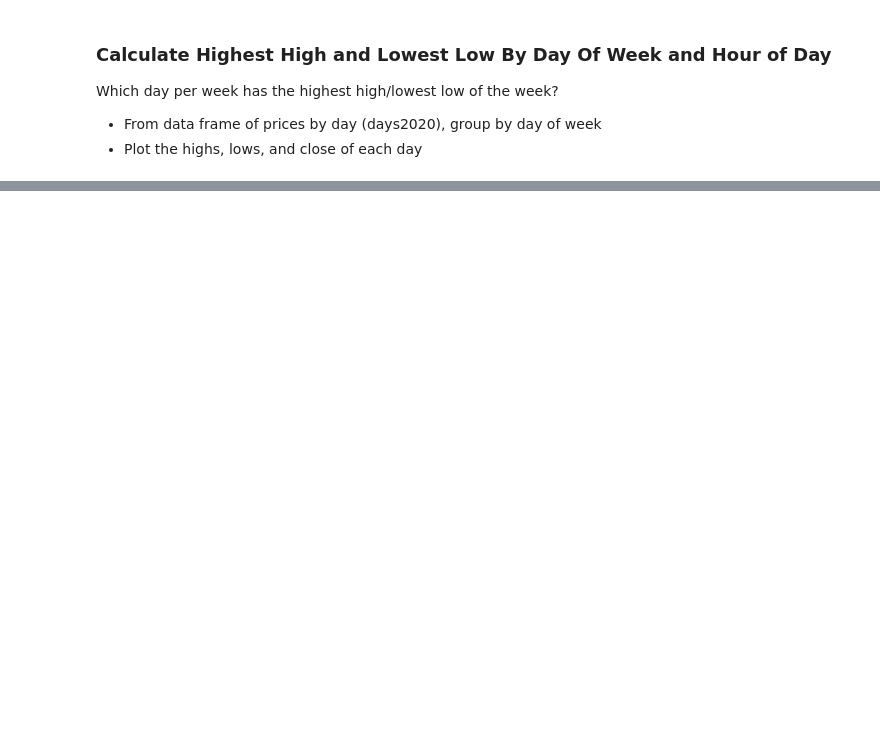
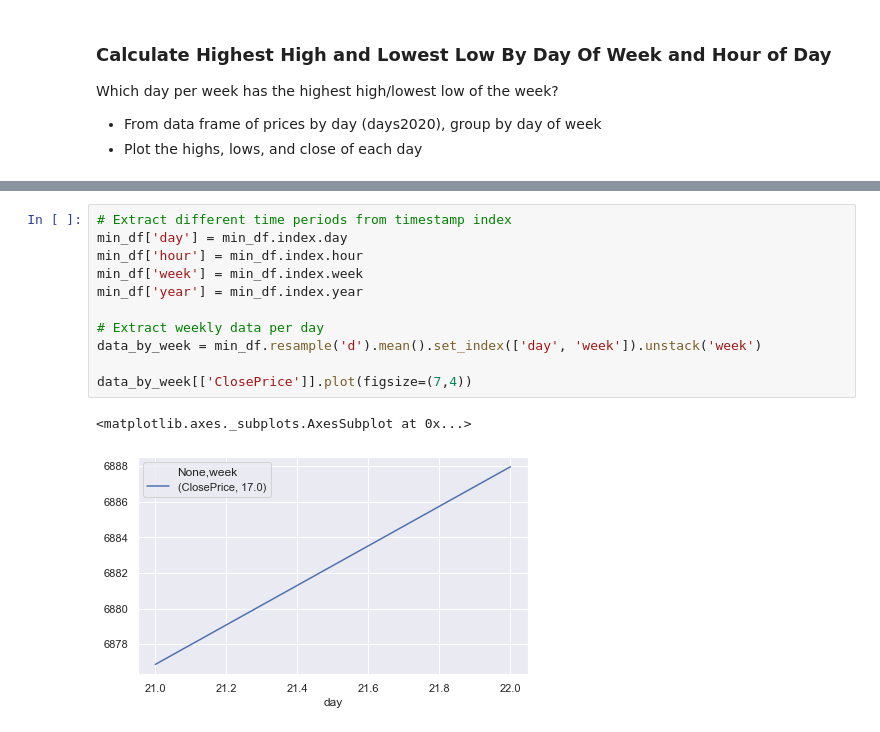
Before and after one commit to a-epstein/crypto-analysis, a Jupyter notebook: kraken_analysis.ipynb, the cells around one changed output, grey strips where cells are left out. Drawn from its saved outputs; the diff is of its cells as text; blank space fills up the shorter version.

```diff
--- a/kraken_analysis.ipynb
+++ b/kraken_analysis.ipynb
@@ -246,0 +272,14 @@ close_by_dayofweek_2020.plot(figsize=(7,4))
+# %%
+# Extract different time periods from timestamp index
+min_df['day'] = min_df.index.day
+min_df['hour'] = min_df.index.hour
+min_df['week'] = min_df.index.week
+min_df['year'] = min_df.index.year
+
+# Extract weekly data per day
+data_by_week = min_df.resample('d').mean().set_index(['day', 'week']).unstack('week')
+
+data_by_week[['ClosePrice']].plot(figsize=(7,4))
+# %% [output]
+<matplotlib.axes._subplots.AxesSubplot at 0x...>
+[figure, added]
```
Also changed, not shown: parts of 17 cells of this notebook.
